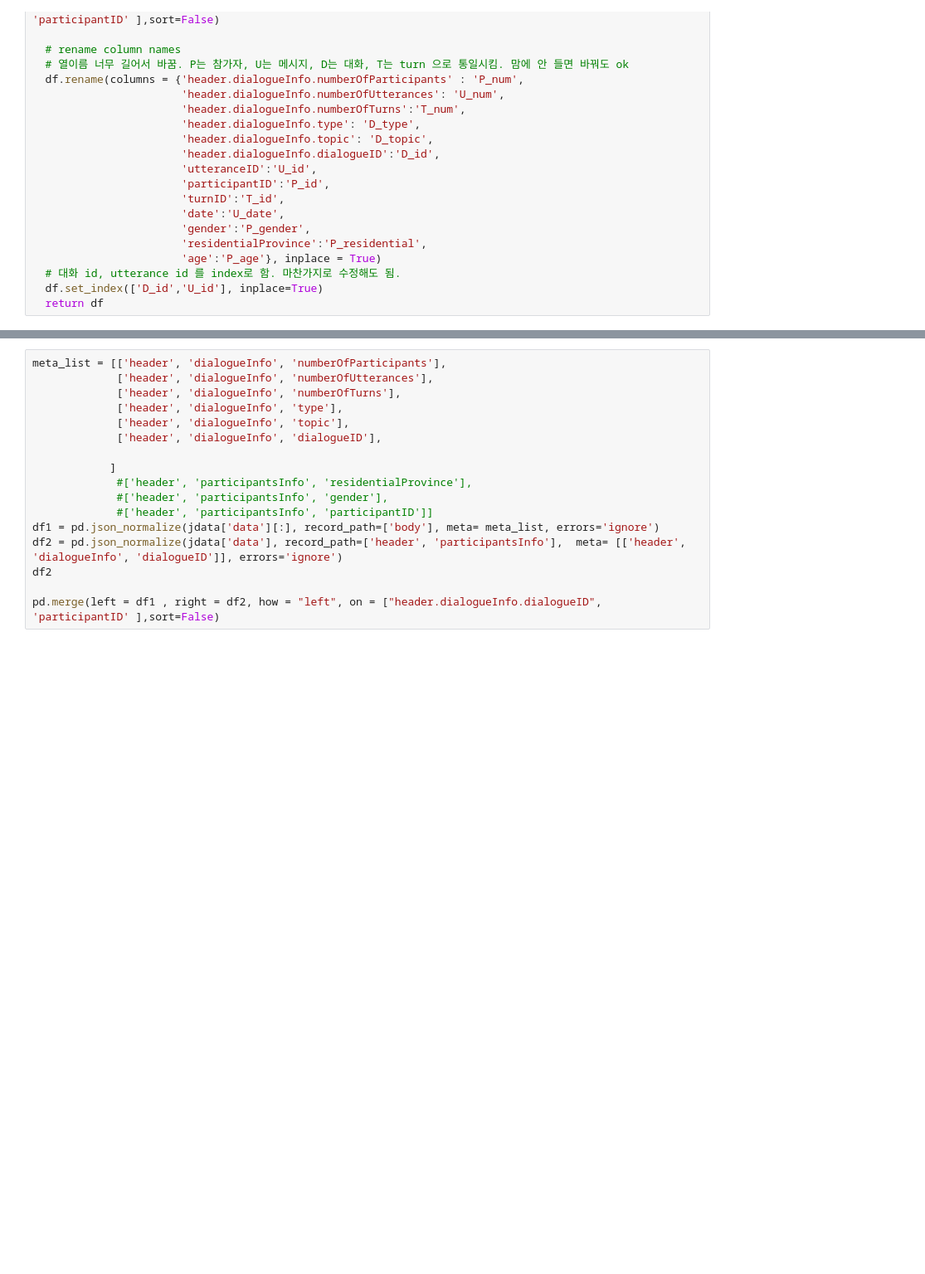
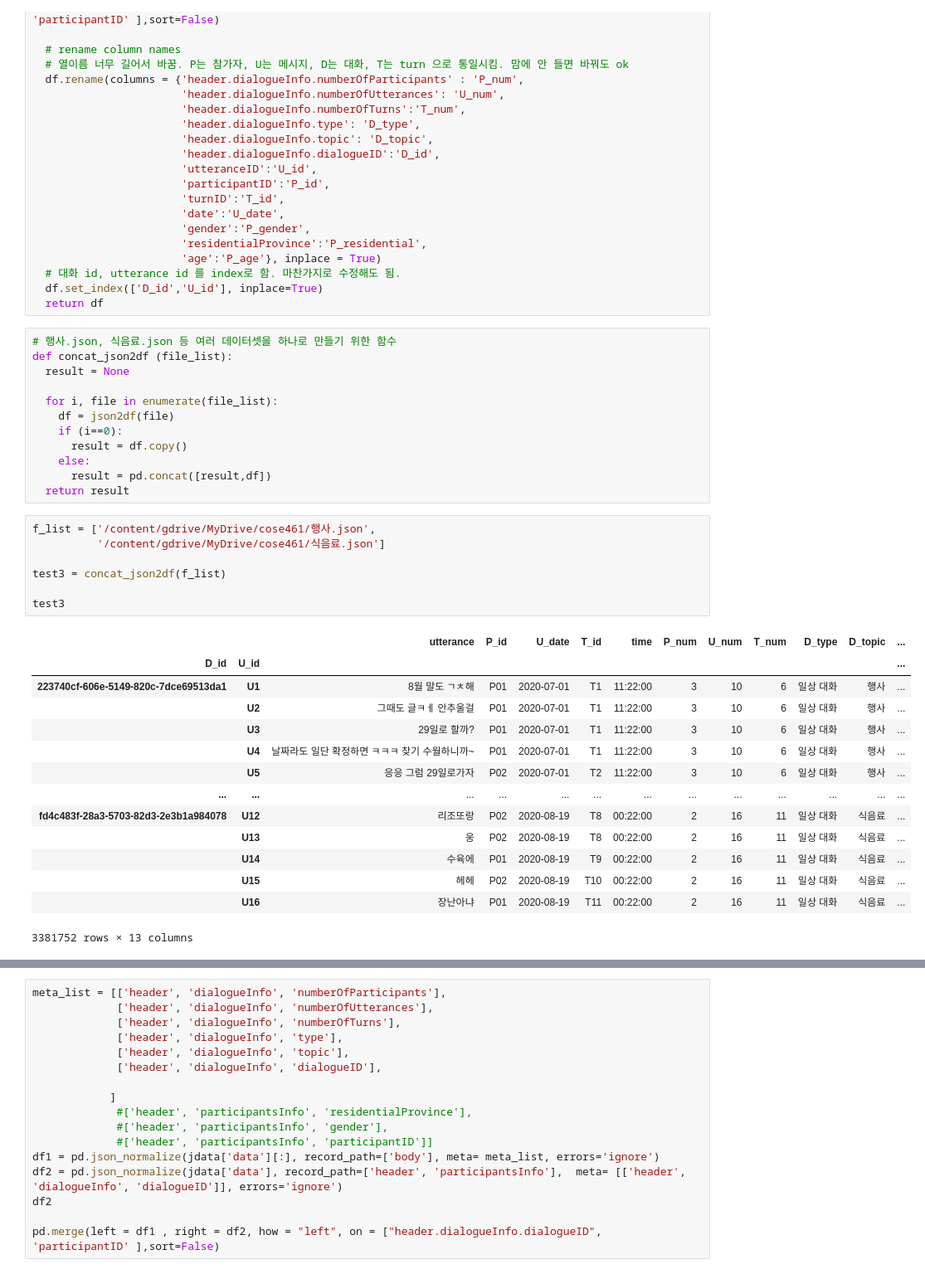
Before and after one commit to hongsy0113/cose461-NLP-project-choi-hong, a Jupyter notebook: sns_text_classification.ipynb, the cells around one changed output, grey strips where cells are left out. Shown at 83% size. Drawn from its saved outputs; the diff is of its cells as text; blank space fills up the shorter version.

```diff
--- a/sns_text_classification.ipynb
+++ b/sns_text_classification.ipynb
@@ -59,4 +59,38 @@ def json2df (file):
   # 대화 id, utterance id 를 index로 함. 마찬가지로 수정해도 됨.
   df.set_index(['D_id','U_id'], inplace=True)
   return df
+# %%
+# 행사.json, 식음료.json 등 여러 데이터셋을 하나로 만들기 위한 함수
+def concat_json2df (file_list):
+  result = None
+
+  for i, file in enumerate(file_list):
+    df = json2df(file)
+    if (i==0):
+      result = df.copy()
+    else:
+      result = pd.concat([result,df])
+  return result
+# %%
+f_list = ['/content/gdrive/MyDrive/cose461/행사.json',
+          '/content/gdrive/MyDrive/cose461/식음료.json']
+
+test3 = concat_json2df(f_list)
+
+test3
+# %% [output]
+|  |  | utterance | P_id | U_date | T_id | time | P_num | U_num | T_num | D_type | D_topic | ... |
+| D_id | U_id |  |  |  |  |  |  |  |  |  |  | ... |
+| 223740cf-606e-5149-820c-7dce69513da1 | U1 | 8월 말도 ㄱㅊ해 | P01 | 2020-07-01 | T1 | 11:22:00 | 3 | 10 | 6 | 일상 대화 | 행사 | ... |
+|  | U2 | 그때도 글ㅋㅔ 안추울걸 | P01 | 2020-07-01 | T1 | 11:22:00 | 3 | 10 | 6 | 일상 대화 | 행사 | ... |
+|  | U3 | 29일로 할까? | P01 | 2020-07-01 | T1 | 11:22:00 | 3 | 10 | 6 | 일상 대화 | 행사 | ... |
+|  | U4 | 날짜라도 일단 확정하면 ㅋㅋㅋ 찾기 수월하니까~ | P01 | 2020-07-01 | T1 | 11:22:00 | 3 | 10 | 6 | 일상 대화 | 행사 | ... |
+|  | U5 | 응응 그럼 29일로가자 | P02 | 2020-07-01 | T2 | 11:22:00 | 3 | 10 | 6 | 일상 대화 | 행사 | ... |
+| ... | ... | ... | ... | ... | ... | ... | ... | ... | ... | ... | ... | ... |
+| fd4c483f-28a3-5703-82d3-2e3b1a984078 | U12 | 리조또랑 | P02 | 2020-08-19 | T8 | 00:22:00 | 2 | 16 | 11 | 일상 대화 | 식음료 | ... |
+|  | U13 | 웅 | P02 | 2020-08-19 | T8 | 00:22:00 | 2 | 16 | 11 | 일상 대화 | 식음료 | ... |
+|  | U14 | 수육에 | P01 | 2020-08-19 | T9 | 00:22:00 | 2 | 16 | 11 | 일상 대화 | 식음료 | ... |
+|  | U15 | 헤헤 | P02 | 2020-08-19 | T10 | 00:22:00 | 2 | 16 | 11 | 일상 대화 | 식음료 | ... |
+|  | U16 | 장난아냐 | P01 | 2020-08-19 | T11 | 00:22:00 | 2 | 16 | 11 | 일상 대화 | 식음료 | ... |
+3381752 rows × 13 columns
 # %%
```
Also changed, not shown: parts of 4 cells of this notebook.
